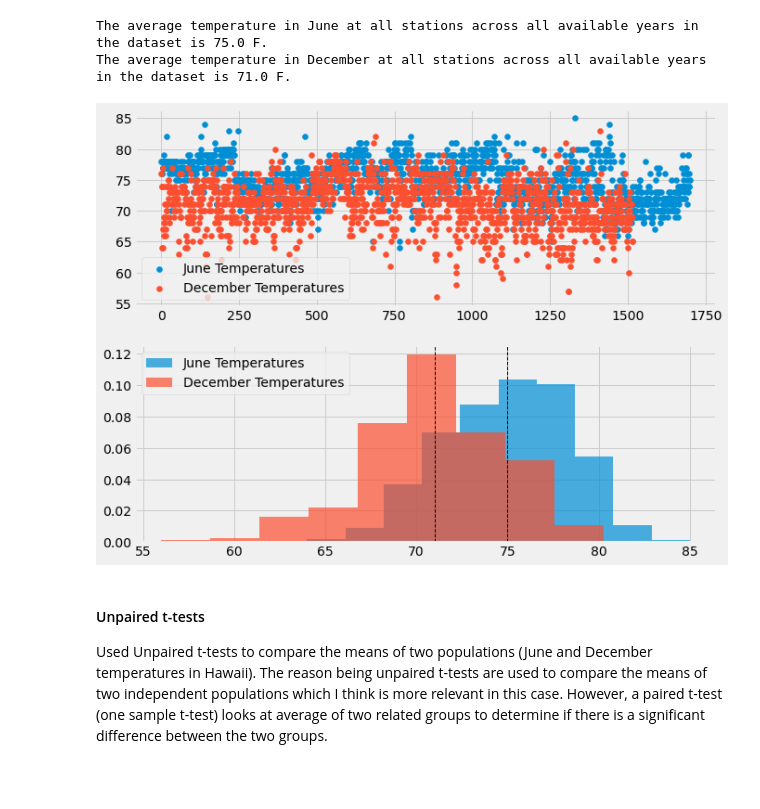
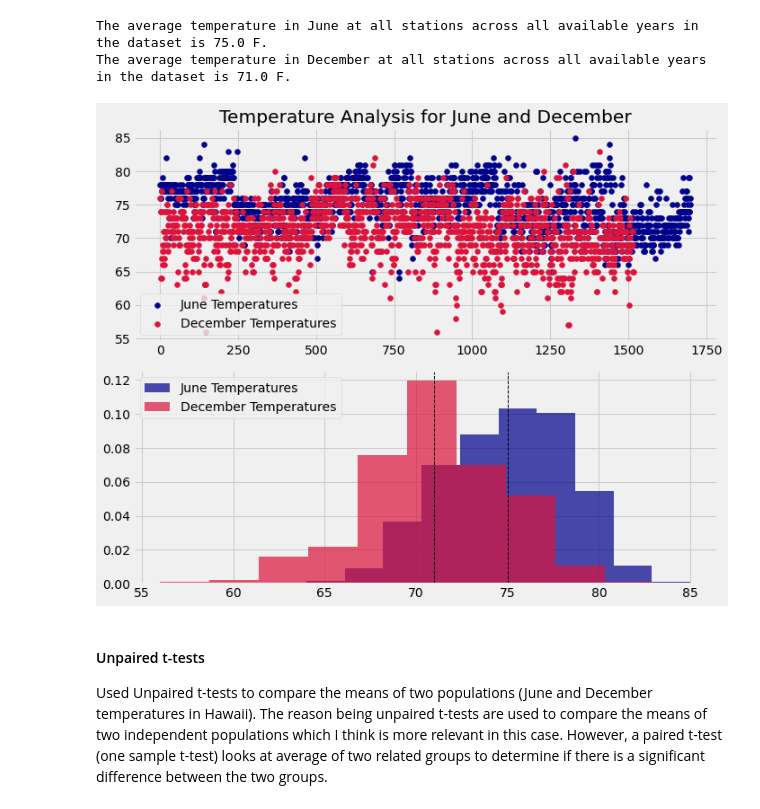
Before and after one commit to SaloniGupta1201/SQLAlchemy-Challenge, a Jupyter notebook: Hawaii_climate_analysis.ipynb, the cells around one changed output. Saved outputs shown, nothing was run; the diff lists cells and outputs as text; code cells hidden in the pictures; blank space fills up the shorter version.

```diff
--- a/Hawaii_climate_analysis.ipynb
+++ b/Hawaii_climate_analysis.ipynb
@@ -300,28 +300,30 @@ The average temperature in December at all stations across all available years i
 # %%
 june_temp = session.query(Measurement.tobs).\
                 filter(func.strftime("%m", Measurement.date) == "06").filter(Measurement.tobs != None).all()
 june_temp_list = list(np.ravel(june_temp))
 dec_temp = session.query(Measurement.tobs).\
                 filter(func.strftime("%m", Measurement.date) == "12").filter(Measurement.tobs != None).all()
 dec_temp_list = list(np.ravel(dec_temp))
 
+# Scatter Plot of Data
 plt.figure(figsize=(10,8))
-# Scatter Plot of Data
 plt.subplot(2, 1, 1)
-plt.scatter(range(len(june_temp_list)),june_temp_list, label="June Temperatures")
-plt.scatter(range(len(dec_temp_list)),dec_temp_list, label="December Temperatures")
+plt.title("Temperature Analysis for June and December")
+plt.scatter(range(len(june_temp_list)),june_temp_list, label="June Temperatures",color = 'darkblue')
+plt.scatter(range(len(dec_temp_list)),dec_temp_list, label="December Temperatures",color='crimson')
 plt.legend()
 
 # Histogram Plot of Data
-plt.subplot(2, 1, 2)
-plt.hist(june_temp_list, 10, density=True, alpha=0.7, label="June Temperatures")
-plt.hist(dec_temp_list, 10, density=True, alpha=0.7, label="December Temperatures")
+plt.subplot(2,1,2)
+plt.hist(june_temp_list, 10, density=True, alpha=0.7, label="June Temperatures", color='darkblue')
+plt.hist(dec_temp_list, 10, density=True, alpha=0.7, label="December Temperatures",color='crimson')
 plt.axvline(average_june_temp, color='k', linestyle='dashed', linewidth=1)
 plt.axvline(average_dec_temp, color='k', linestyle='dashed', linewidth=1)
 plt.legend(loc = "best")
+plt.tight_layout()
 plt.savefig("Images/june_dec_scatterplot_histogram.png")
 # %% [output]
-[figure, old version]
+[figure, new version]
 # %% [markdown]
 #### Unpaired t-tests
 Used Unpaired t-tests to compare the means of two populations (June and December temperatures in Hawaii). The reason being unpaired t-tests are used to compare the means of two independent populations which I think is more relevant in this case.
```
Also changed, not shown: 1 other file.
